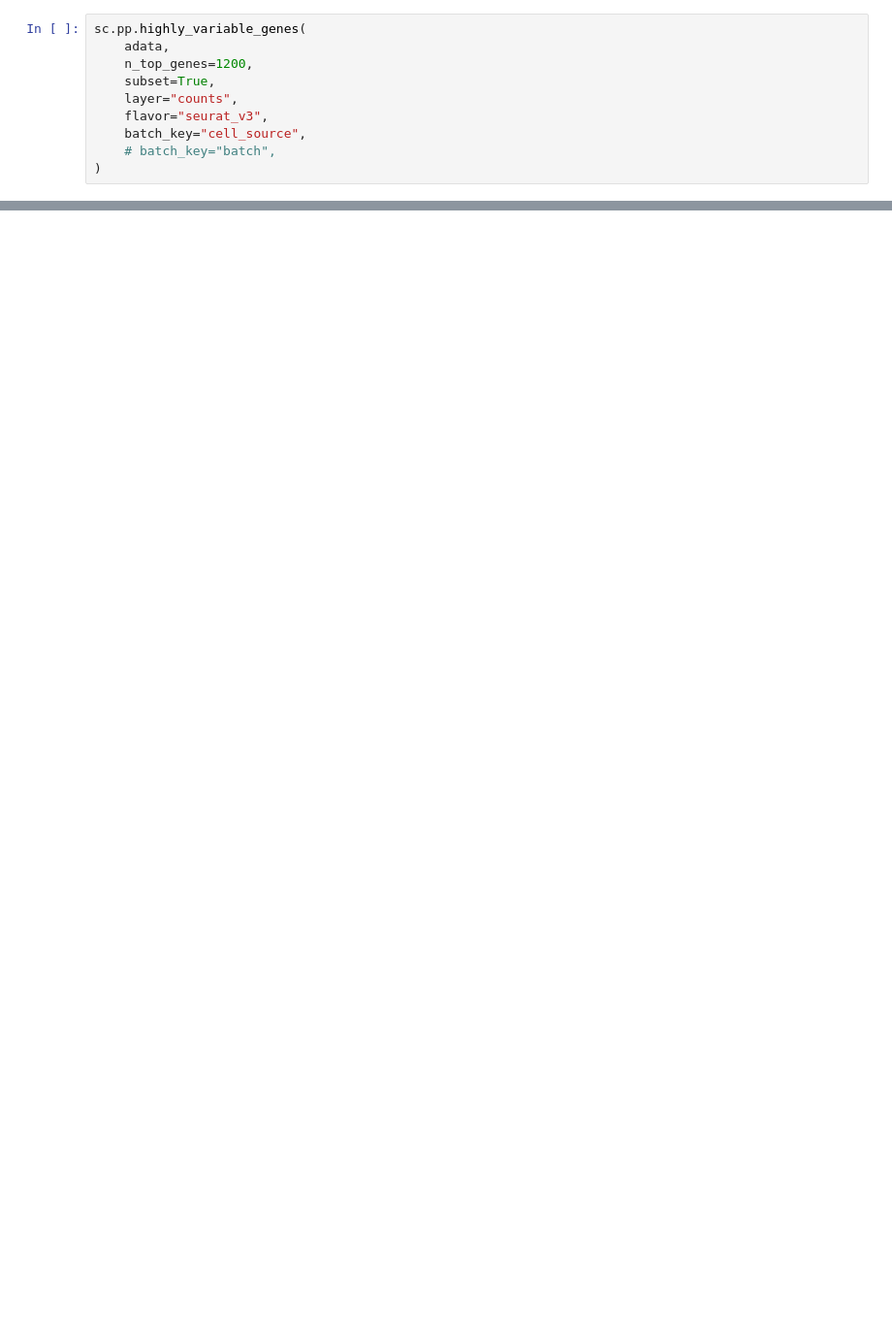
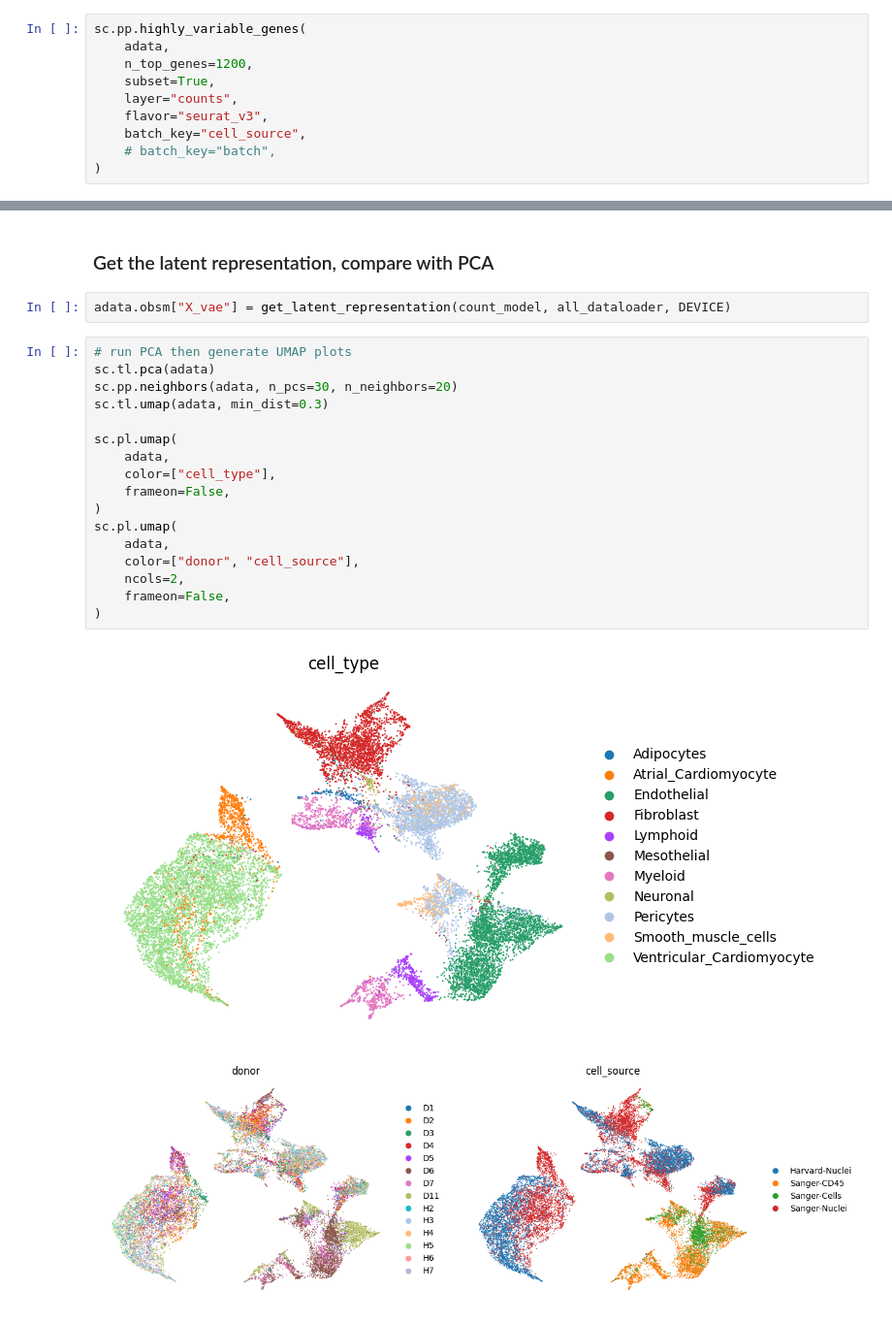
Before and after one commit to ai-hub-weizmann/ex-vae, a Jupyter notebook: count_vae.ipynb, the cells around one changed output, grey strips where cells are left out. Shown at 97% size. Cells and saved outputs as stored; diff of their text form; blank space fills up the shorter version.

```diff
--- a/count_vae.ipynb
+++ b/count_vae.ipynb
@@ -406,0 +420,24 @@ plt.show()
+# %% [markdown]
+### Get the latent representation, compare with PCA
+# %%
+adata.obsm["X_vae"] = get_latent_representation(count_model, all_dataloader, DEVICE)
+# %%
+# run PCA then generate UMAP plots
+sc.tl.pca(adata)
+sc.pp.neighbors(adata, n_pcs=30, n_neighbors=20)
+sc.tl.umap(adata, min_dist=0.3)
+
+sc.pl.umap(
+    adata,
+    color=["cell_type"],
+    frameon=False,
+)
+sc.pl.umap(
+    adata,
+    color=["donor", "cell_source"],
+    ncols=2,
+    frameon=False,
+)
+# %% [output]
+[figure, added]
+[figure, added]
```
Also changed, not shown: parts of 19 cells of this notebook, 2 other files.
